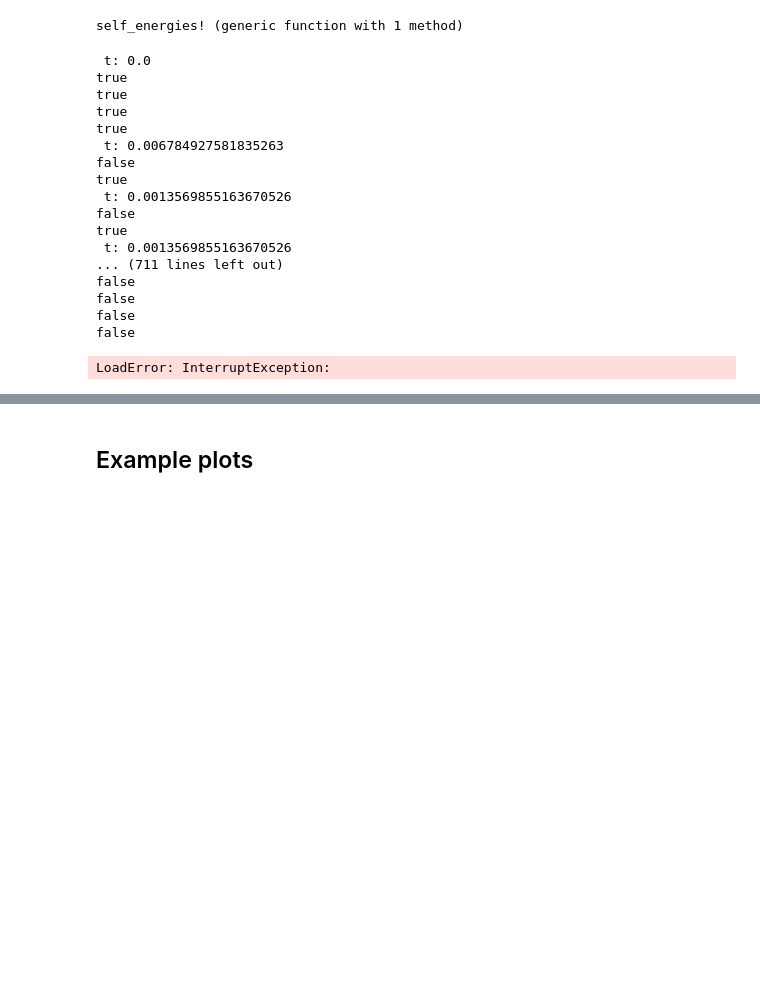
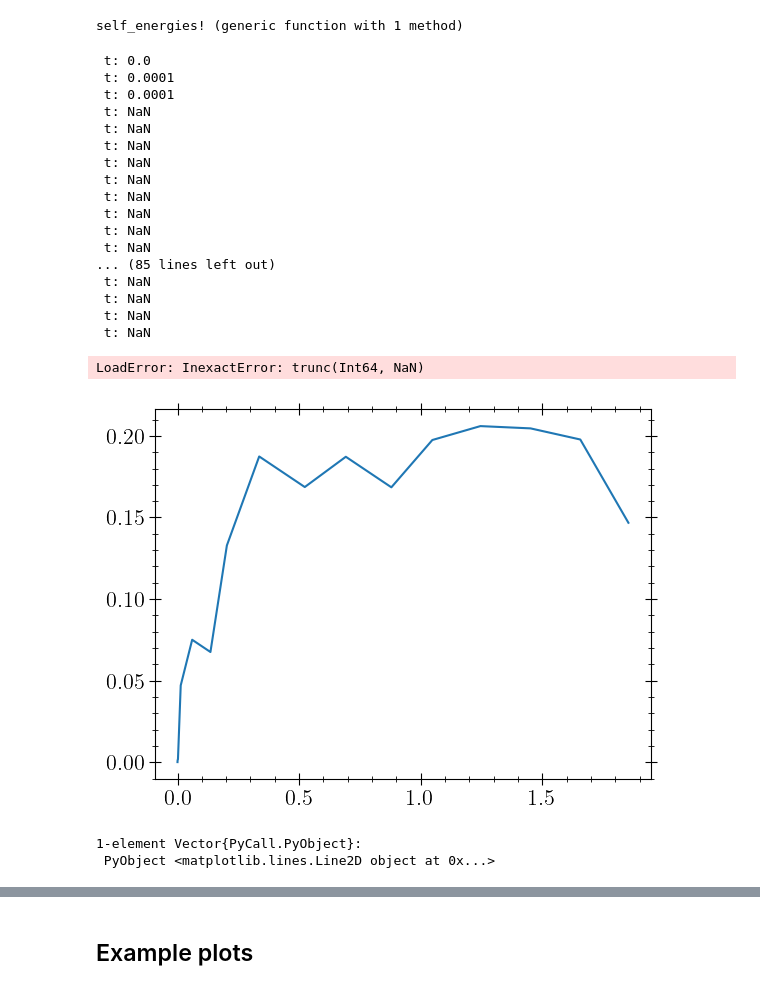
Before and after one commit to NonequilibriumDynamics/KadanoffBaym.jl, a Jupyter notebook: example/fermi-hubbard-T-matrix.ipynb, the cells around one changed output, grey strips where cells are left out. Cells and saved outputs as stored; diff of their text form; code cells hidden in the pictures; blank space fills up the shorter version.

```diff
--- a/example/fermi-hubbard-T-matrix.ipynb
+++ b/example/fermi-hubbard-T-matrix.ipynb
@@ -281,26 +288,33 @@ rtol = 1e-4;
     callback = (x...) -> self_energies!(model, data, x...),
     atol = atol,
     rtol = rtol,
+    dtini=1e-4
 );
 # %% [output]
  t: 0.0
-true
-true
-true
-true
- t: 0.006784927581835263
-false
-true
- t: 0.0013569855163670526
-false
-true
- t: 0.0013569855163670526
-... (711 lines left out)
-false
-false
-false
-false
+ t: 0.0001
+ t: 0.0001
+ t: NaN
+ t: NaN
+ t: NaN
+ t: NaN
+ t: NaN
+ t: NaN
+ t: NaN
+ t: NaN
+ t: NaN
+... (85 lines left out)
+ t: NaN
+ t: NaN
+ t: NaN
+ t: NaN
-LoadError: InterruptException:
+LoadError: InexactError: trunc(Int64, NaN)
+# %%
+plot(sol.t[1:end-1], sol.t |> diff)
+# %% [output]
+[figure, added]
+1-element Vector{PyCall.PyObject}:
+ PyObject <matplotlib.lines.Line2D object at 0x...>
 # %%
 # save("FH_1D_sol_U_"*string(model.U)*"_atol_1e-8_rtol_1e-6.jld", "solution", sol)
 save("FH_3D_T_matrix_sol_U_"*string(model.U)*"_tmax_"*string(tmax)*"_atol_"*string(atol)*"_rtol_"*string(rtol)*".jld", "solution", sol)
```
Also changed, not shown: parts of 23 cells of this notebook.
